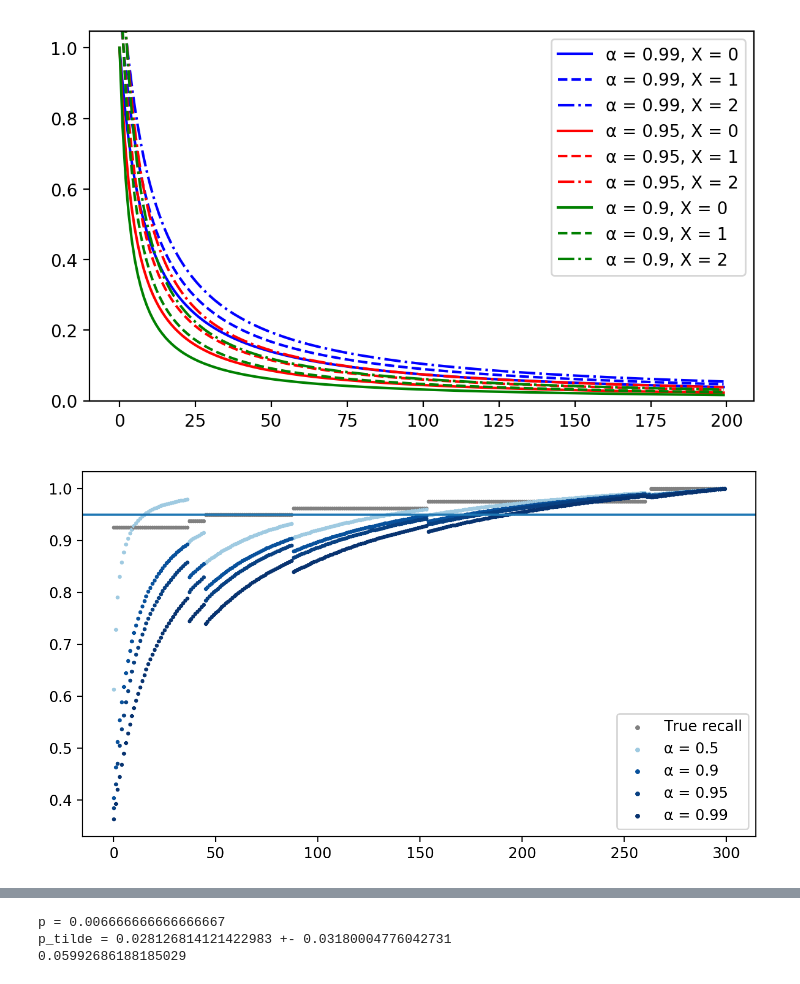
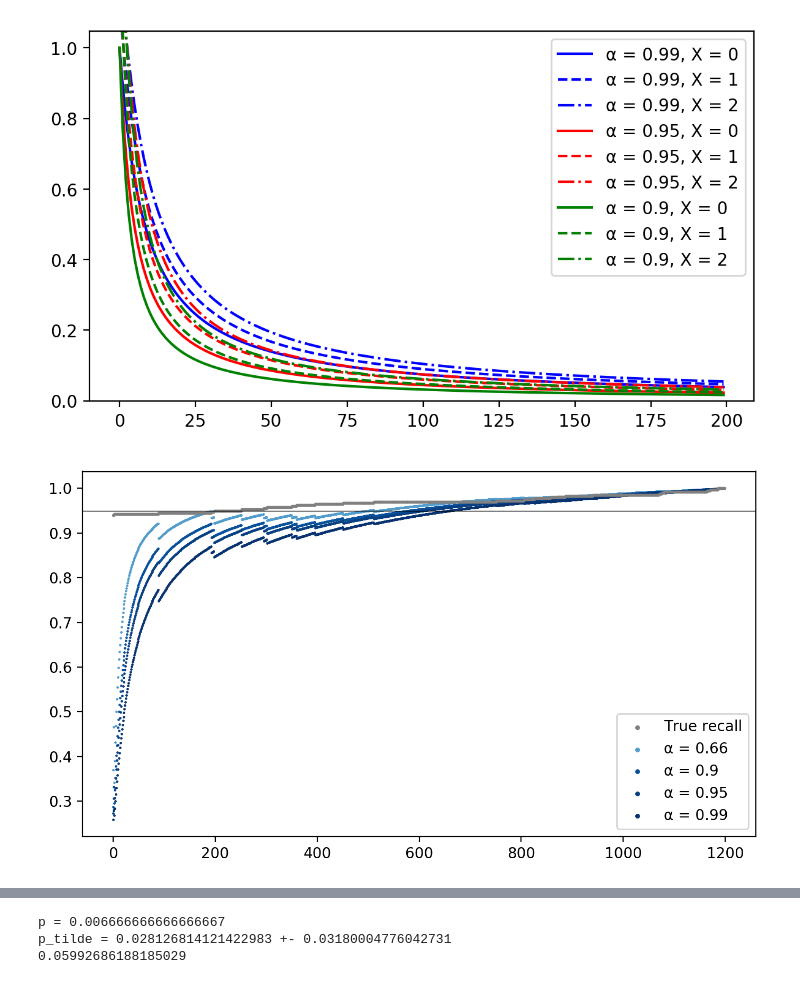
Before and after one commit to mcallaghan/rapid-screening, a Jupyter notebook: recall_calculation.ipynb, the cells around one changed output, grey strips where cells are left out. Cells and saved outputs as stored; diff of their text form; code cells hidden in the pictures.

```diff
--- a/recall_calculation.ipynb
+++ b/recall_calculation.ipynb
@@ -211,8 +238,8 @@ fig, ax = plt.subplots(figsize=(7,4),dpi=200)
 p0 = 0.2 #Proportion of relevant studies in the whole population
 p1 = 0.02 # Proportion of relevant studies in the unseen docs
 
-N = 400 # Number of docs
-n = 300 # Number of unseen docs
+N = 2000 # Number of docs
+n = 1200 # Number of unseen docs
 
 s = N - n # Number of seen docs
 p2 = (N*p0-n*p1)/s # proportion of relevant studies in seen docs
@@ -227,54 +254,62 @@ else:
 
 random.shuffle(sample)
 
-def estimate_total_recall(max_value, n):
-    s = N - n # Number of seen docs
+def estimate_total_recall(p_tilde, n, n_remaining, N, p0, p1, X):
+    s = N - n_remaining # Number of seen docs
 
-    p2 = (N*p0-n*p1-X)/s # proportion of relevant studies in seen docs
+    relevant_n = N*p0 # Total number of relevant documents
+    relevant_unseen = n*p1 # Number of documents in the original unseen set that were relevant
+    relevant_seen = relevant_n - relevant_unseen + X
 
-    p0_hat = (p_tilde*n + p2*s)/N  # estimated value of p for all doc
+    p2 = relevant_seen/s # proportion of relevant studies in seen docs
 
-    min_recall = 1-p_tilde/p0_hat*n/N
+    p0_hat = (p_tilde*n_remaining + p2*s)/N  # estimated value of p for all doc
+
+    min_recall = 1-p_tilde/p0_hat*n_remaining/N
     return min_recall, p2
 
 cmap = {
     0.99: "blue",
     0.95: "red",
     0.9: "green",
     0.5: "black"
 }
 
 cmap = plt.cm.Blues
 norm = matplotlib.colors.Normalize(vmin=0.2, vmax=1)
 
 ax.scatter([],[], c = "grey",s=5, label="True recall")
-for a in [0.5, 0.9, 0.95, 0.99]:
+for a in [0.66, 0.9, 0.95, 0.99]:
     ax.scatter([],[],c=cmap(norm(a)),label=f"{chr(945)} = {a}",s=5)
     n_remaining = n
     X = 0
+    ys = []
+    xs = []
+    rs = []
     for i,x in enumerate(sample):
         X += x
         n_remaining -= 1 # reduce number of unseen docs by one
 
         p_tilde, ci = ci_ac(X, i+1, a)
         max_value = p_tilde+ci # Maximum (with ci) estimated value of p for unseen docs
-        min_recall, p2 = estimate_total_recall(max_value, n_remaining)
+        min_recall, p2 = estimate_total_recall(max_value, n, n_remaining, N, p0, p1, X)
 
         recall = (relevant_seen+X)/(N*p0)
 
 
-        if a==0.5:
-            ax.scatter(i, recall, c = "grey",s=3)
+        rs.append(recall)
+        ys.append(min_recall)
+        xs.append(i)
+    ax.scatter(xs, ys, c=cmap(norm(a)), s=0.5)
+ax.scatter(xs, rs,c="grey",s=1)
 
-        ax.scatter(i, min_recall, c=cmap(norm(a)), s=3)
-
-ax.axhline(0.95)
+ax.axhline(0.95,lw=0.5,c="black")
 
 ax.legend()
 fig.tight_layout()
 plt.savefig('images/sample_recall.png')
 # %% [output]
-[figure, old version]
+[figure, new version]
 # %%
 fig, ax = plt.subplots(dpi=200,figsize=(7,4))
 calculate_proportions(p0, p1, n, N, ax)
```
Also changed, not shown: parts of 20 cells of this notebook, 21 other files.
